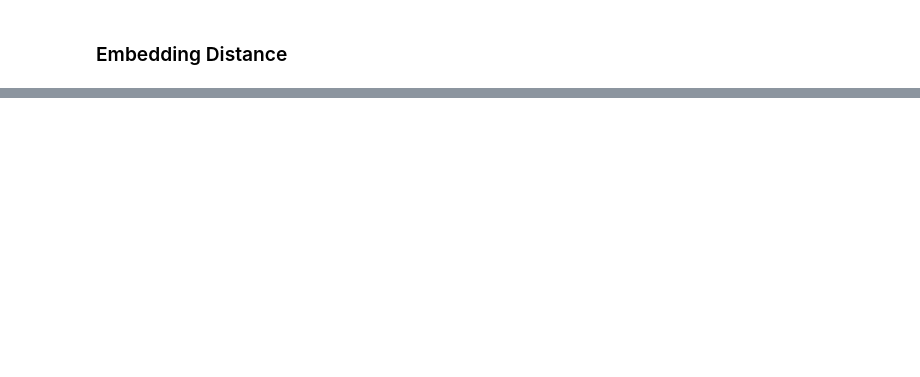
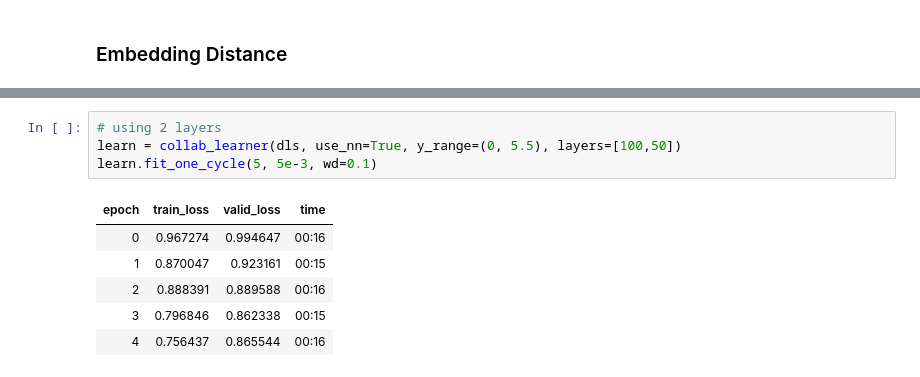
Before and after one commit to PawanKumar18/Movie-Recommendation-using-Collaborative-Filtering, a Jupyter notebook: movie-recommendation-using-collaborative-filtering.ipynb, the cells around one changed output, grey strips where cells are left out. Saved outputs shown, nothing was run; the diff lists cells and outputs as text; blank space fills up the shorter version.

```diff
--- a/movie-recommendation-using-collaborative-filtering.ipynb
+++ b/movie-recommendation-using-collaborative-filtering.ipynb
@@ -375,0 +425,11 @@ dls.classes['title'][idx]
+# %%
+# using 2 layers
+learn = collab_learner(dls, use_nn=True, y_range=(0, 5.5), layers=[100,50])
+learn.fit_one_cycle(5, 5e-3, wd=0.1)
+# %% [output]
+| epoch | train_loss | valid_loss | time |
+| 0 | 0.967274 | 0.994647 | 00:16 |
+| 1 | 0.870047 | 0.923161 | 00:15 |
+| 2 | 0.888391 | 0.889588 | 00:16 |
+| 3 | 0.796846 | 0.862338 | 00:15 |
+| 4 | 0.756437 | 0.865544 | 00:16 |
```
Also changed, not shown: parts of 20 cells of this notebook.
